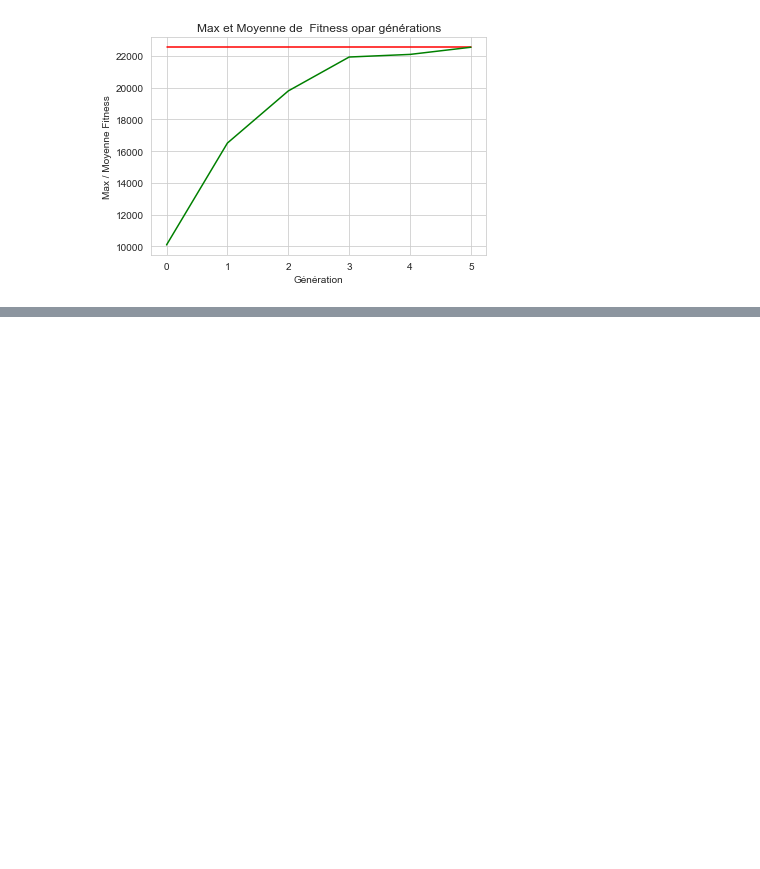
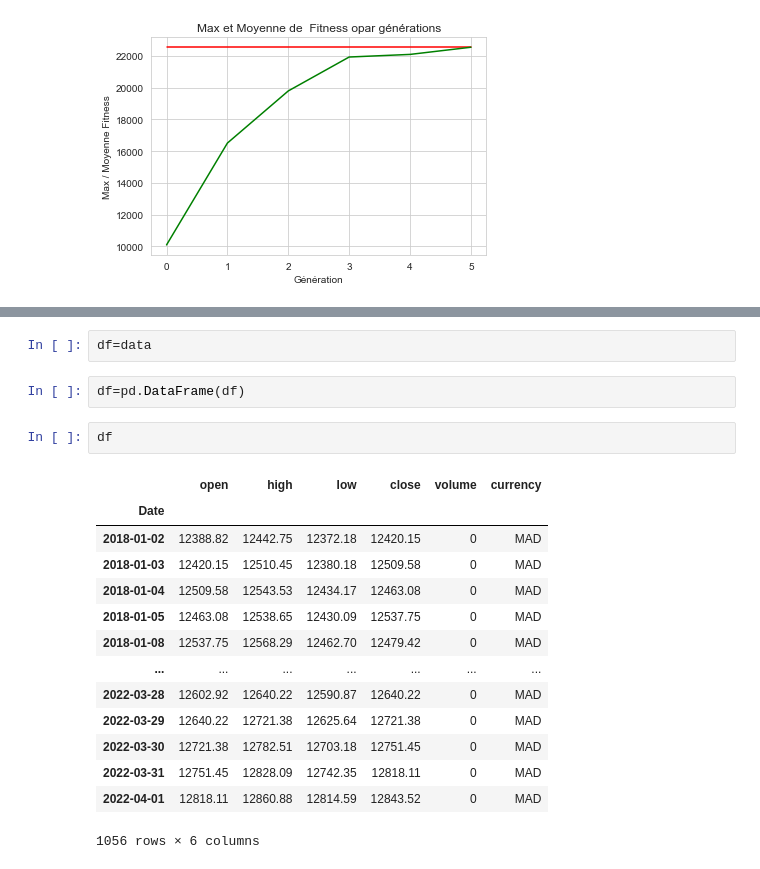
Before and after one commit to HibaBoulhanna/trading-technical-indicators, a Jupyter notebook: tti/indicators/GA_For_BB.ipynb, the cells around one changed output, grey strips where cells are left out. Cells and saved outputs as stored; diff of their text form; blank space fills up the shorter version.

```diff
--- a/tti/indicators/GA_For_BB.ipynb
+++ b/tti/indicators/GA_For_BB.ipynb
@@ -209,0 +227,21 @@ Best Ever Individual =  [23]
+# %%
+df=data
+# %%
+df=pd.DataFrame(df)
+# %%
+df
+# %% [output]
+|  | open | high | low | close | volume | currency |
+| Date |  |  |  |  |  |  |
+| 2018-01-02 | 12388.82 | 12442.75 | 12372.18 | 12420.15 | 0 | MAD |
+| 2018-01-03 | 12420.15 | 12510.45 | 12380.18 | 12509.58 | 0 | MAD |
+| 2018-01-04 | 12509.58 | 12543.53 | 12434.17 | 12463.08 | 0 | MAD |
+| 2018-01-05 | 12463.08 | 12538.65 | 12430.09 | 12537.75 | 0 | MAD |
+| 2018-01-08 | 12537.75 | 12568.29 | 12462.70 | 12479.42 | 0 | MAD |
+| ... | ... | ... | ... | ... | ... | ... |
+| 2022-03-28 | 12602.92 | 12640.22 | 12590.87 | 12640.22 | 0 | MAD |
+| 2022-03-29 | 12640.22 | 12721.38 | 12625.64 | 12721.38 | 0 | MAD |
+| 2022-03-30 | 12721.38 | 12782.51 | 12703.18 | 12751.45 | 0 | MAD |
+| 2022-03-31 | 12751.45 | 12828.09 | 12742.35 | 12818.11 | 0 | MAD |
+| 2022-04-01 | 12818.11 | 12860.88 | 12814.59 | 12843.52 | 0 | MAD |
+1056 rows × 6 columns
```
Also changed, not shown: parts of 9 cells of this notebook, 15 other files.
